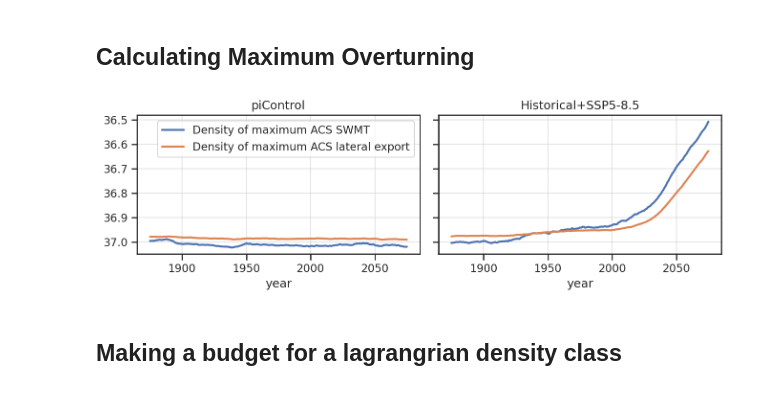
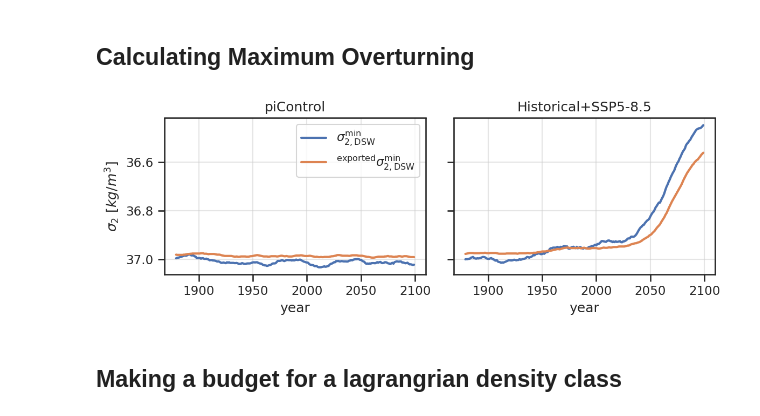
Before and after one commit to anthony-meza/CM4XAbyssalSWMT, a Jupyter notebook: notebooks/3.plotting_SouthernOcean_Full_Budget_Paper_Analysis.ipynb, the cells around one changed output. Drawn from its saved outputs; the diff is of its cells as text; code cells hidden in the pictures.

```diff
--- a/notebooks/3.plotting_SouthernOcean_Full_Budget_Paper_Analysis.ipynb
+++ b/notebooks/3.plotting_SouthernOcean_Full_Budget_Paper_Analysis.ipynb
@@ -255,31 +255,32 @@ proj_focus_time = times2tuple(times[1])
 ds_maximum_sbf = xr.open_dataset(datadir("/model/Southern_Ocean_DSW_1000m_max_SWMT.zarr"))
 ds_max_export = xr.open_dataset(datadir("/model/Southern_Ocean_DSW_1000m_max_export.zarr"))
 # %%
-fig, axes = plt.subplots(1, 2, figsize = (9, 3), sharey = True)
+fig, axes = plt.subplots(1, 2, figsize = (8, 3), sharey = True)
 
-rolling_average = lambda ds: ds.rolling(year=rolling_window, center=True).mean()
-rolling_window = 50
+rolling_window = 30
+rolling_average = lambda ds: ds.rolling(year=rolling_window, center=False).mean()
 
 ax = axes[0];
 expts = ["control", "forced"]
 titles = ["piControl", "Historical+SSP5-8.5"]
 
 for (i, ax) in enumerate(axes):
     max_swmt_density = rolling_average(ds_maximum_sbf.sel(exp = expts[i])["max_surface_boundary_flux_density"])
     max_export_density = rolling_average(ds_max_export.sel(exp = expts[i])["max_export_density"])
-    ax.plot(max_swmt_density.year, max_swmt_density, label = "Density of maximum ACS SWMT", lw = 2)
-    ax.plot(max_export_density.year, max_export_density, label = "Density of maximum ACS lateral export", lw = 2)
+    ax.plot(max_swmt_density.year, max_swmt_density, label = r"$\sigma_{2,\substack{\mathrm{DSW}}}^{\min}$", lw = 2)
+    ax.plot(max_export_density.year, max_export_density, label = r"${}^{\mathrm{exported}}\sigma_{2,\substack{\mathrm{DSW}}}^{\min}$", lw = 2)
     ax.set_title(titles[i])
 
 ax.invert_yaxis()
 axes[0].legend()
 [a.grid(alpha = 0.5) for a in axes]
 [a.set_xlabel("year") for a in axes]
+axes[0].set_ylabel(r"$\sigma_2$" + " " + r"$[kg/m^3]$")
 
 fig.tight_layout()
 fig.savefig("plots/S1.max_ASC_SWMT_and_export_densities.png", dpi=250, bbox_inches="tight")
 # %% [output]
-[figure, old version]
+[figure, new version]
 # %% [markdown]
 ## Making a budget for a lagrangrian density class
 # %%
```
Also changed, not shown: parts of 2 cells of this notebook, 13 other files.
